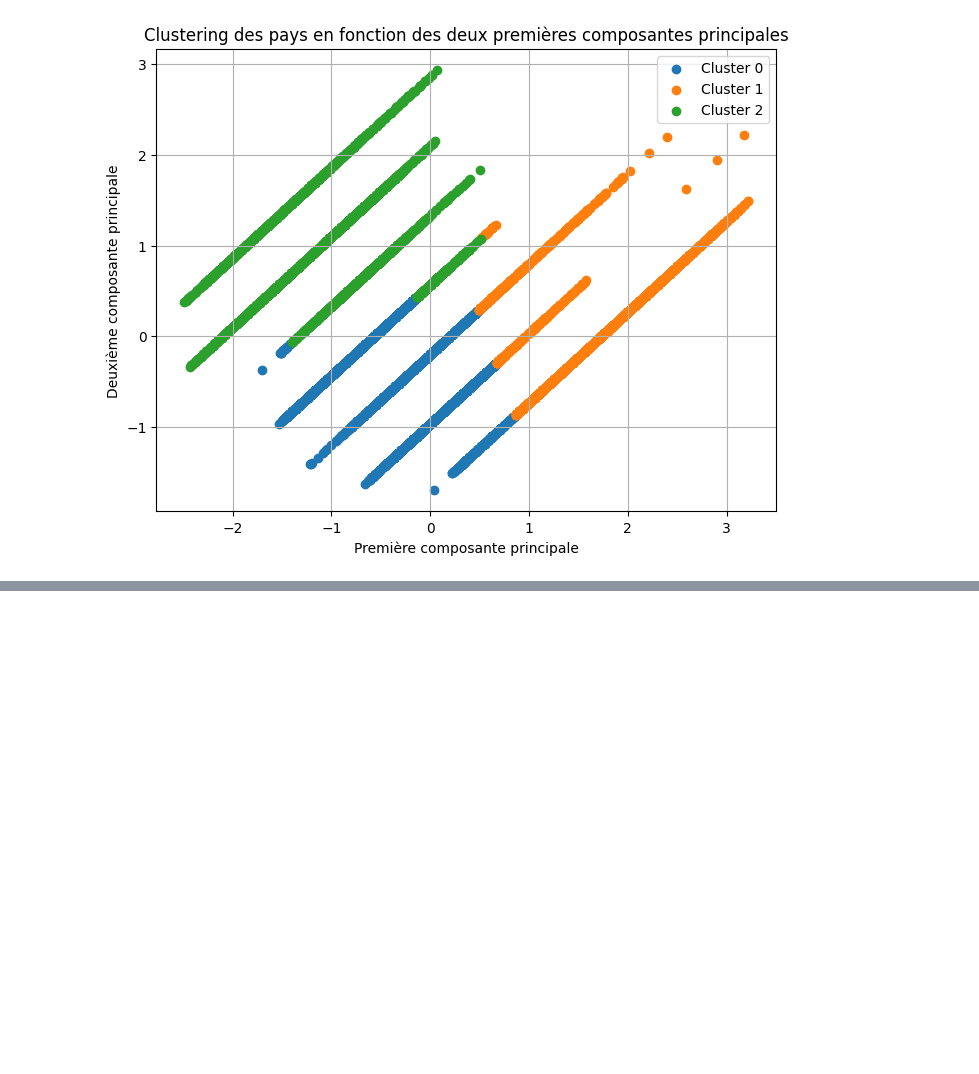
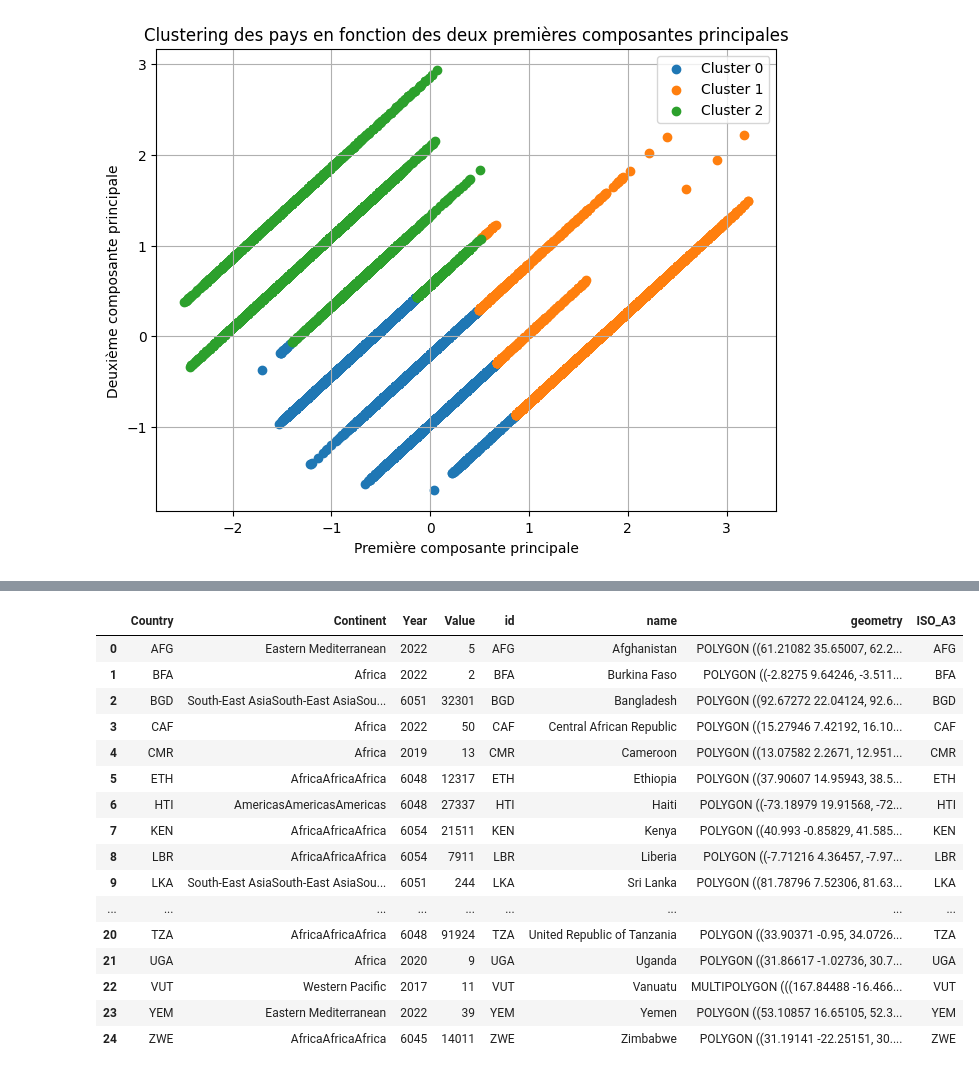
Before and after one commit to jonathanduc/OpenData-Project, a Jupyter notebook: notebook/notebook_test_ml.ipynb, the cells around one changed output, grey strips where cells are left out. Cells and saved outputs as stored; diff of their text form; code cells hidden in the pictures; blank space fills up the shorter version.

```diff
--- a/notebook/notebook_test_ml.ipynb
+++ b/notebook/notebook_test_ml.ipynb
@@ -493,0 +596,4 @@ plt.show()
+# %%
+data = data.groupby('Country').sum()
+data = data.reset_index()
+data
@@ -493,0 +618,22 @@ plt.show()
+# %%
+gdf_merged = data.merge(coordinates_df, left_on='Country', right_on='ISO_A3', how='left')
+# %%
+gdf_merged
+# %% [output]
+|  | Country | Continent | Year | Value | id | name | geometry | ISO_A3 |
+| 0 | AFG | Eastern Mediterranean | 2022 | 5 | AFG | Afghanistan | POLYGON ((61.21082 35.65007, 62.2... | AFG |
+| 1 | BFA | Africa | 2022 | 2 | BFA | Burkina Faso | POLYGON ((-2.8275 9.64246, -3.511... | BFA |
+| 2 | BGD | South-East AsiaSouth-East AsiaSou... | 6051 | 32301 | BGD | Bangladesh | POLYGON ((92.67272 22.04124, 92.6... | BGD |
+| 3 | CAF | Africa | 2022 | 50 | CAF | Central African Republic | POLYGON ((15.27946 7.42192, 16.10... | CAF |
+| 4 | CMR | Africa | 2019 | 13 | CMR | Cameroon | POLYGON ((13.07582 2.2671, 12.951... | CMR |
+| 5 | ETH | AfricaAfricaAfrica | 6048 | 12317 | ETH | Ethiopia | POLYGON ((37.90607 14.95943, 38.5... | ETH |
+| 6 | HTI | AmericasAmericasAmericas | 6048 | 27337 | HTI | Haiti | POLYGON ((-73.18979 19.91568, -72... | HTI |
+| 7 | KEN | AfricaAfricaAfrica | 6054 | 21511 | KEN | Kenya | POLYGON ((40.993 -0.85829, 41.585... | KEN |
+| 8 | LBR | AfricaAfricaAfrica | 6054 | 7911 | LBR | Liberia | POLYGON ((-7.71216 4.36457, -7.97... | LBR |
+| 9 | LKA | South-East AsiaSouth-East AsiaSou... | 6051 | 244 | LKA | Sri Lanka | POLYGON ((81.78796 7.52306, 81.63... | LKA |
+| ... | ... | ... | ... | ... | ... | ... | ... | ... |
+| 20 | TZA | AfricaAfricaAfrica | 6048 | 91924 | TZA | United Republic of Tanzania | POLYGON ((33.90371 -0.95, 34.0726... | TZA |
+| 21 | UGA | Africa | 2020 | 9 | UGA | Uganda | POLYGON ((31.86617 -1.02736, 30.7... | UGA |
+| 22 | VUT | Western Pacific | 2017 | 11 | VUT | Vanuatu | MULTIPOLYGON (((167.84488 -16.466... | VUT |
+| 23 | YEM | Eastern Mediterranean | 2022 | 39 | YEM | Yemen | POLYGON ((53.10857 16.65105, 52.3... | YEM |
+| 24 | ZWE | AfricaAfricaAfrica | 6045 | 14011 | ZWE | Zimbabwe | POLYGON ((31.19141 -22.25151, 30.... | ZWE |
```
Also changed, not shown: parts of 19 cells of this notebook, 1 other file.
